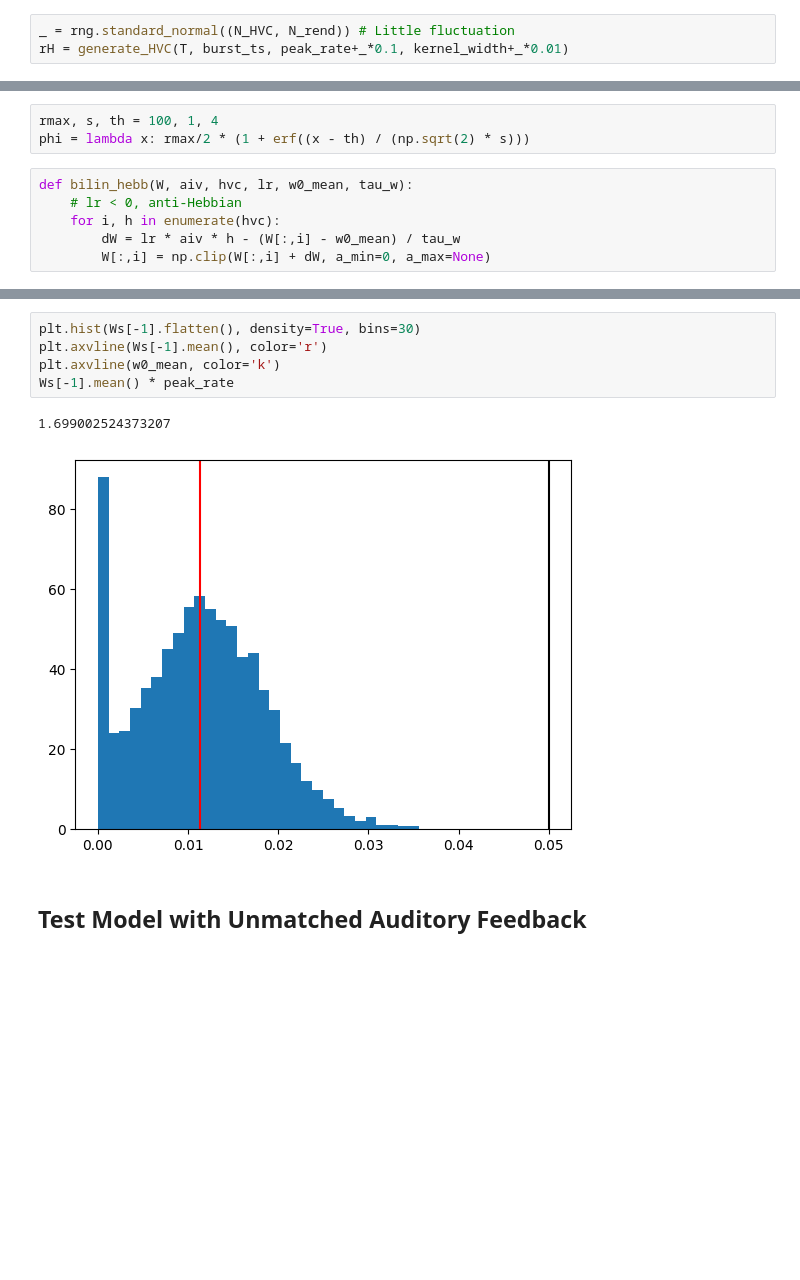
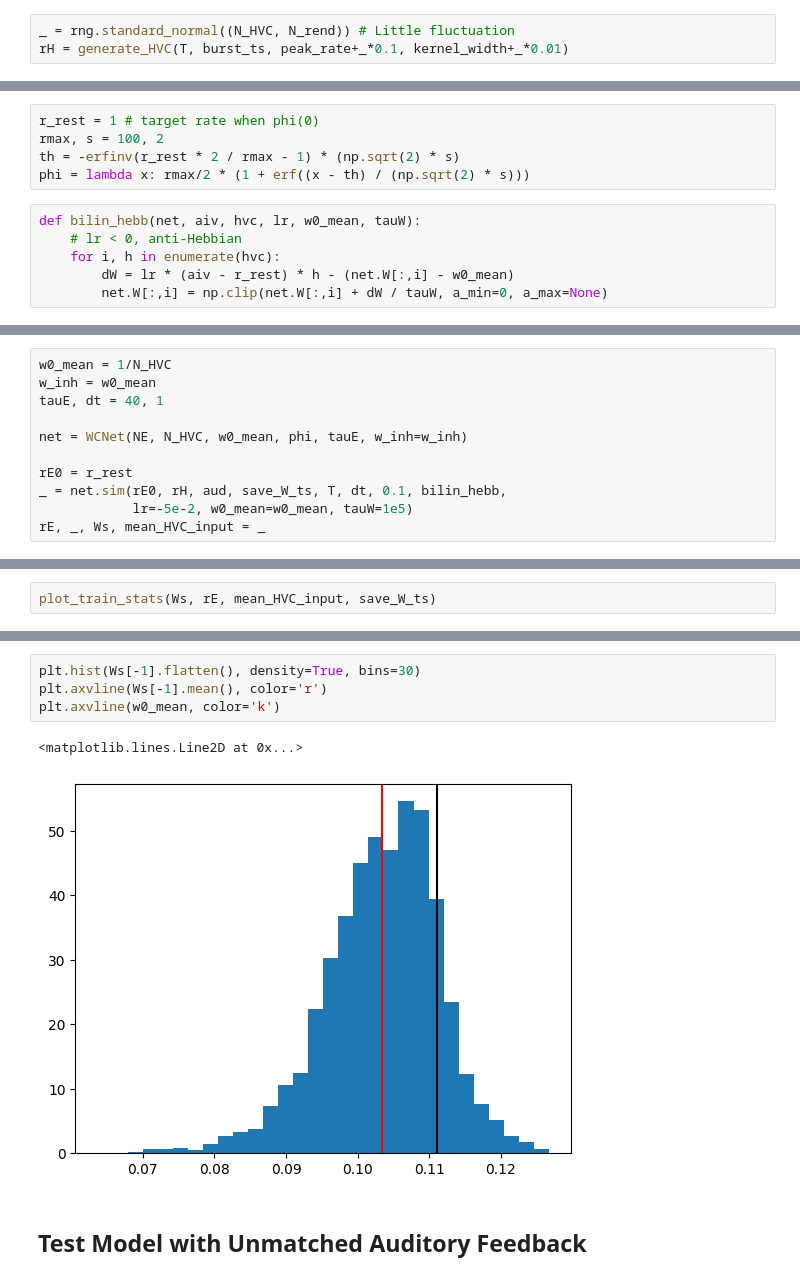
Before and after one commit to gongziyida/vocal-error-network, a Jupyter notebook: feedforward.ipynb, the cells around one changed output, grey strips where cells are left out. Saved outputs shown, nothing was run; the diff lists cells and outputs as text; blank space fills up the shorter version.

```diff
--- a/feedforward.ipynb
+++ b/feedforward.ipynb
@@ -47,9 +48,11 @@ aud = generate_discrete_aud(T, N_Aiv, tsyl_start.T.flatten(), tsyl_end.T.flatten
 # %%
-rmax, s, th = 100, 1, 4
+r_rest = 1 # target rate when phi(0)
+rmax, s = 100, 2
+th = -erfinv(r_rest * 2 / rmax - 1) * (np.sqrt(2) * s)
 phi = lambda x: rmax/2 * (1 + erf((x - th) / (np.sqrt(2) * s)))
 # %%
-def bilin_hebb(W, aiv, hvc, lr, w0_mean, tau_w):
+def bilin_hebb(net, aiv, hvc, lr, w0_mean, tauW):
     # lr < 0, anti-Hebbian
     for i, h in enumerate(hvc):
-        dW = lr * aiv * h - (W[:,i] - w0_mean) / tau_w
-        W[:,i] = np.clip(W[:,i] + dW, a_min=0, a_max=None)
+        dW = lr * (aiv - r_rest) * h - (net.W[:,i] - w0_mean)
+        net.W[:,i] = np.clip(net.W[:,i] + dW / tauW, a_min=0, a_max=None)
@@ -89,0 +59,11 @@ ax[2].set(xlabel='Time (a.u.)', ylabel='mean input\nfrom HVC')
+# %%
+w0_mean = 1/N_HVC
+w_inh = w0_mean
+tauE, dt = 40, 1
+
+net = WCNet(NE, N_HVC, w0_mean, phi, tauE, w_inh=w_inh)
+
+rE0 = r_rest
+_ = net.sim(rE0, rH, aud, save_W_ts, T, dt, 0.1, bilin_hebb,
+            lr=-5e-2, w0_mean=w0_mean, tauW=1e5)
+rE, _, Ws, mean_HVC_input = _
@@ -89,0 +72,2 @@ ax[2].set(xlabel='Time (a.u.)', ylabel='mean input\nfrom HVC')
+# %%
+plot_train_stats(Ws, rE, mean_HVC_input, save_W_ts)
@@ -116,11 +91,10 @@ for i in range(N_syl):
 # %%
 plt.hist(Ws[-1].flatten(), density=True, bins=30)
 plt.axvline(Ws[-1].mean(), color='r')
 plt.axvline(w0_mean, color='k')
-Ws[-1].mean() * peak_rate
 # %% [output]
-1.699002524373207
+<matplotlib.lines.Line2D at 0x...>
-[figure, old version]
+[figure, new version]
 # %% [markdown]
 ## Test Model with Unmatched Auditory Feedback
 # %%
```
Also changed, not shown: parts of 35 cells of this notebook, 6 other files.
